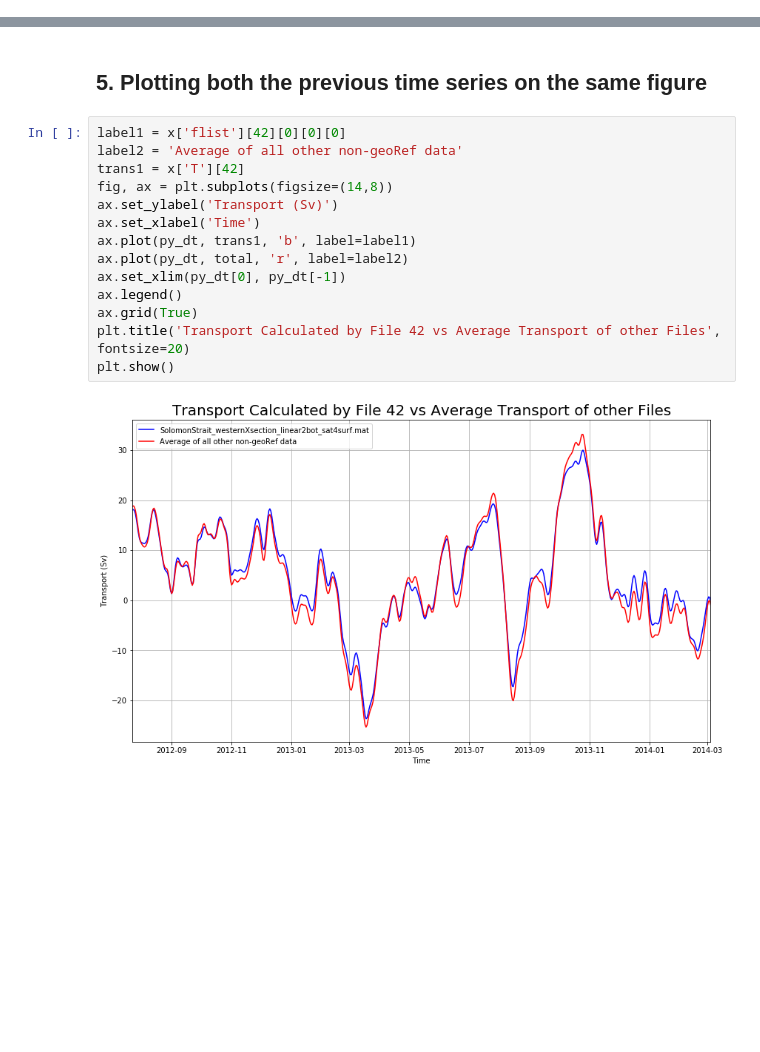
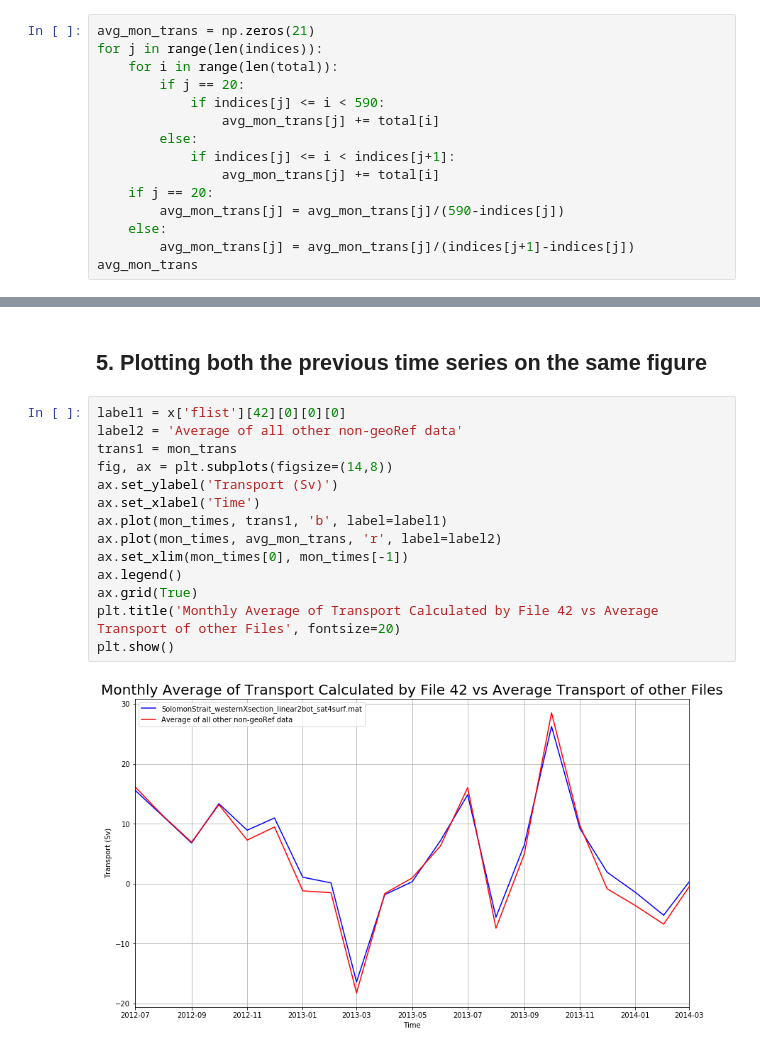
Before and after one commit to disandroa/Example-Notebooks, a Jupyter notebook: Data/allTransport data/obs_mon.ipynb, the cells around one changed output, grey strips where cells are left out. Cells and saved outputs as stored; diff of their text form; blank space fills up the shorter version.

Commit message:
finshed monthly average plots

```diff
--- a/Data/allTransport data/obs_mon.ipynb
+++ b/Data/allTransport data/obs_mon.ipynb
@@ -113,3 +108,18 @@ for arr in range(40,48):
     else:
         total = np.add(total, x['T'][arr])
 total = total/7
+# %%
+avg_mon_trans = np.zeros(21)
+for j in range(len(indices)):
+    for i in range(len(total)):
+        if j == 20:
+            if indices[j] <= i < 590:
+                avg_mon_trans[j] += total[i]
+        else:
+            if indices[j] <= i < indices[j+1]:
+                avg_mon_trans[j] += total[i]
+    if j == 20:
+        avg_mon_trans[j] = avg_mon_trans[j]/(590-indices[j])
+    else:
+        avg_mon_trans[j] = avg_mon_trans[j]/(indices[j+1]-indices[j])
+avg_mon_trans
@@ -131,19 +148,19 @@ plt.show()
 # %%
 label1 = x['flist'][42][0][0][0]
 label2 = 'Average of all other non-geoRef data'
-trans1 = x['T'][42]
+trans1 = mon_trans
 fig, ax = plt.subplots(figsize=(14,8))
 ax.set_ylabel('Transport (Sv)')
 ax.set_xlabel('Time')
-ax.plot(py_dt, trans1, 'b', label=label1)
-ax.plot(py_dt, total, 'r', label=label2)
-ax.set_xlim(py_dt[0], py_dt[-1])
+ax.plot(mon_times, trans1, 'b', label=label1)
+ax.plot(mon_times, avg_mon_trans, 'r', label=label2)
+ax.set_xlim(mon_times[0], mon_times[-1])
 ax.legend()
 ax.grid(True)
-plt.title('Transport Calculated by File 42 vs Average Transport of other Files', fontsize=20)
+plt.title('Monthly Average of Transport Calculated by File 42 vs Average Transport of other Files', fontsize=20)
 plt.show()
 # %% [output]
-[figure, old version]
+[figure, new version]
 # %%
 label1 = x['flist'][42][0][0][0]
 label2 = 'Average of all other non-geoRef data'
```
Also changed, not shown: parts of 4 cells of this notebook.
